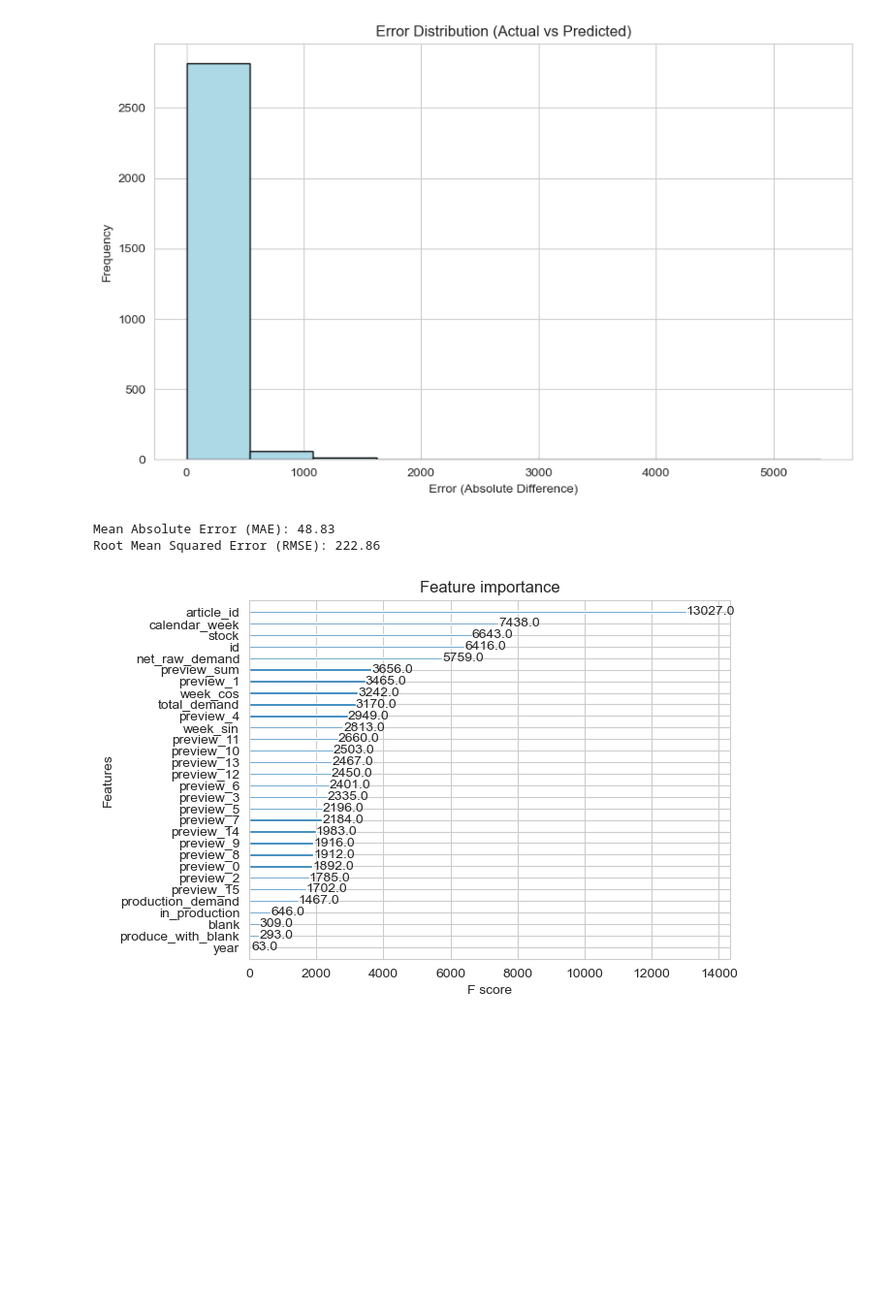
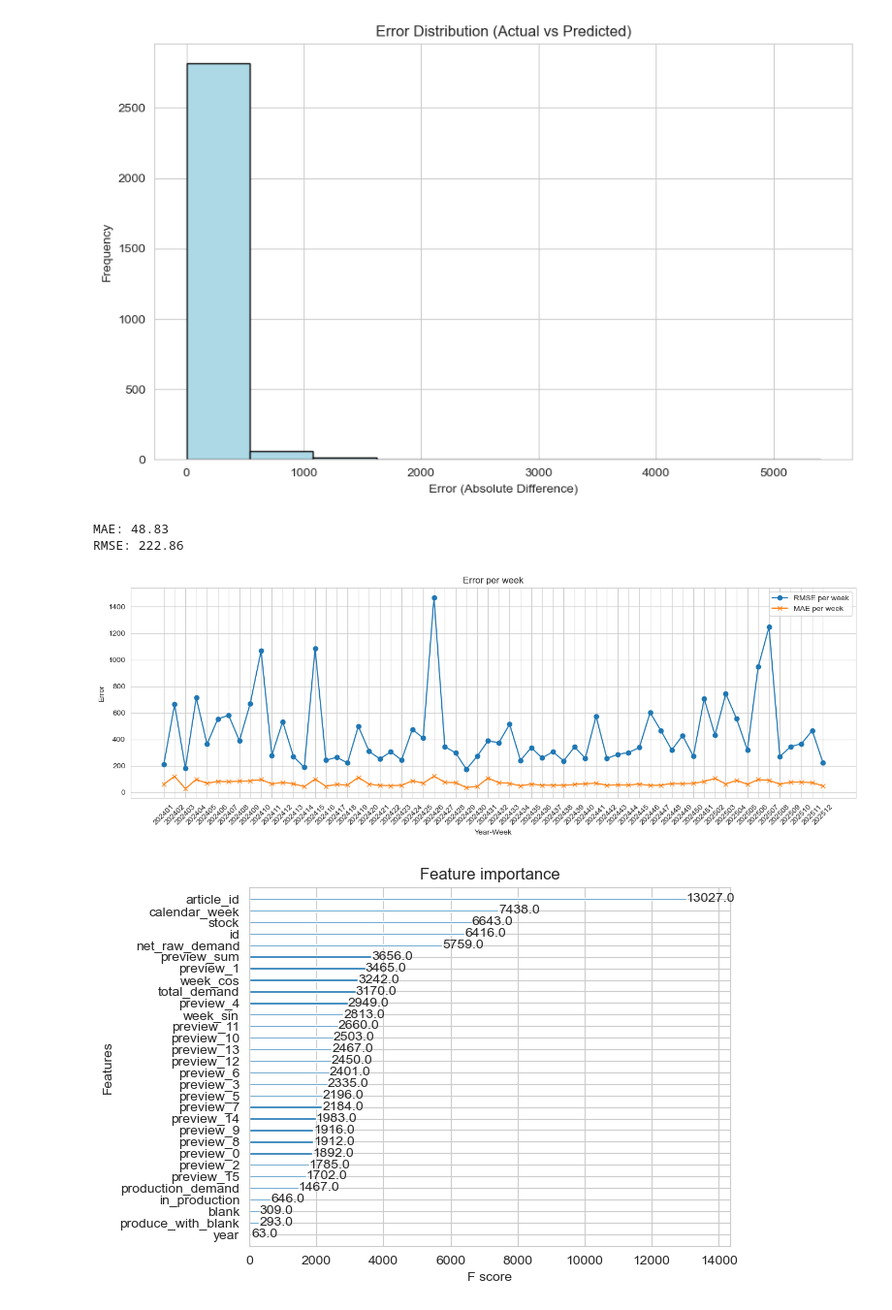
Before and after one commit to Y0d4l3/forecast-ki, a Jupyter notebook: plot.ipynb, the cells around one changed output. Shown at 97% size. Cells and saved outputs as stored; diff of their text form; code cells hidden in the pictures; blank space fills up the shorter version.

```diff
--- a/plot.ipynb
+++ b/plot.ipynb
@@ -4,15 +4,10 @@ import numpy as np
 import matplotlib.pyplot as plt
 from sklearn.metrics import mean_absolute_error, mean_squared_error
 
-df = pd.read_csv('predictions/xgboost.csv')
+df = pd.read_csv('predictions/xgboost_2025_12.csv')
 
 actual = df['actual']
 predicted = df['predicted']
-
-df['error'] = abs(actual - predicted)
-
-mae = mean_absolute_error(actual, predicted)
-rmse = np.sqrt(mean_squared_error(actual, predicted))
 
 plt.figure(figsize=(10, 6))
 plt.hist(df['error'], bins=10, color='lightblue', edgecolor='black')
@@ -22,27 +17,32 @@ plt.ylabel('Frequency')
 plt.grid(True)
 plt.show()
 
-print(f'Mean Absolute Error (MAE): {mae:.2f}')
-print(f'Root Mean Squared Error (RMSE): {rmse:.2f}')
+df['error'] = abs(actual - predicted)
+mae = mean_absolute_error(actual, predicted)
+rmse = np.sqrt(mean_squared_error(actual, predicted))
+print(f'MAE: {mae:.2f}')
+print(f'RMSE: {rmse:.2f}')
 # %% [output]
 [figure]
-Mean Absolute Error (MAE): 48.83
-Root Mean Squared Error (RMSE): 222.86
+MAE: 48.83
+RMSE: 222.86
 # %%
-df = pd.read_csv('predictions/weekly_evaluation.csv')
+df = pd.read_csv('predictions/xgboost_weekly.csv')
 df['year_week'] = df['year'].astype(str) + df['week'].astype(str).str.zfill(2)
 
 plt.figure(figsize=(14, 5))
-plt.plot(df['year_week'], df['rmse'], label='RMSE per Woche', marker='o')
-plt.plot(df['year_week'], df['mae'], label='MAE per Woche', marker='x')
+plt.plot(df['year_week'], df['rmse'], label='RMSE per week', marker='o')
+plt.plot(df['year_week'], df['mae'], label='MAE per week', marker='x')
 plt.legend()
 plt.title('Error per week')
 plt.xlabel('Year-Week')
 plt.ylabel('Error')
 plt.xticks(rotation=45)
 plt.tight_layout()
 plt.grid(True)
 plt.show()
+# %% [output]
+[figure, added]
 # %%
 import pandas as pd
 import matplotlib.pyplot as plt
```
